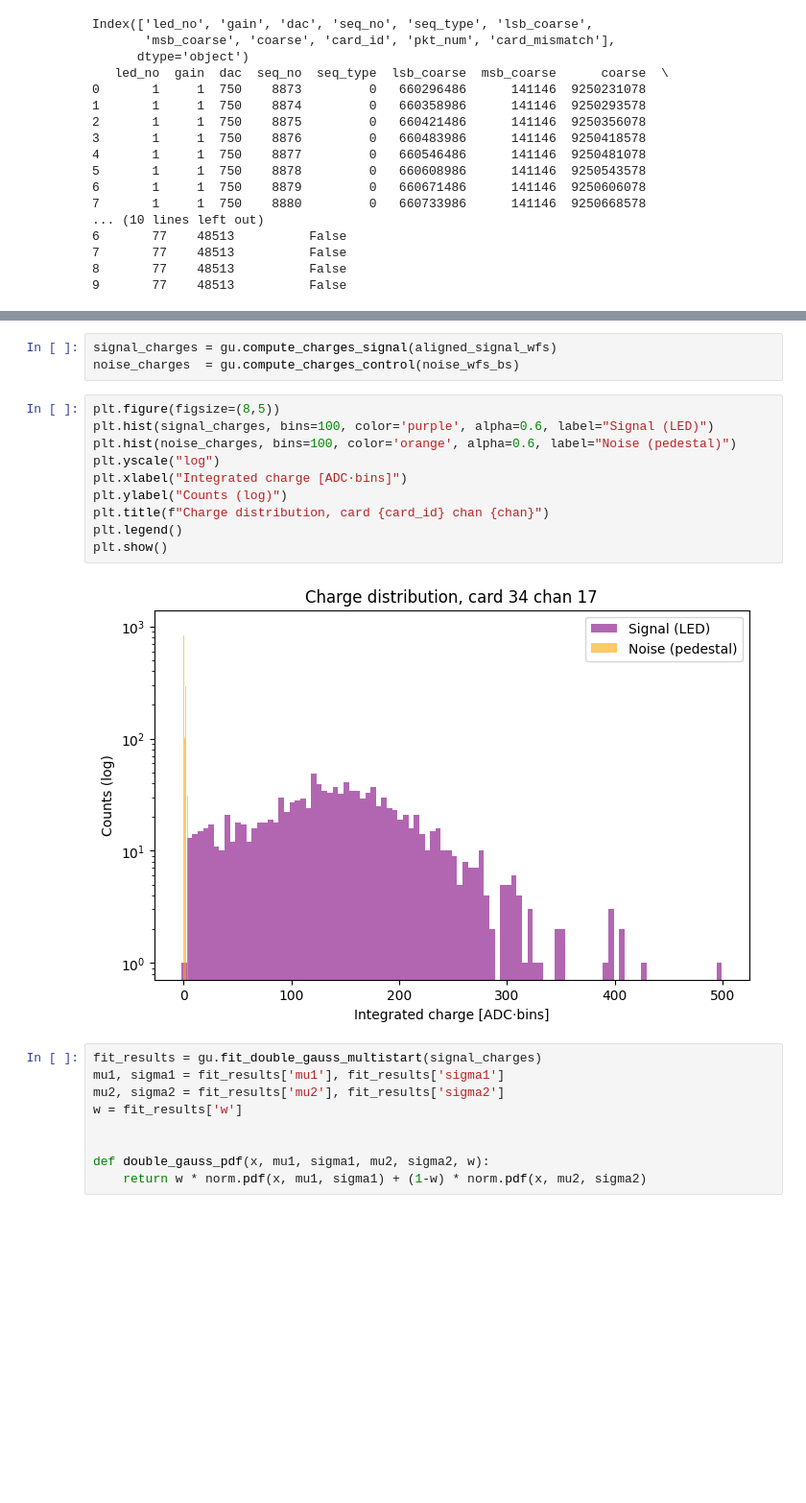
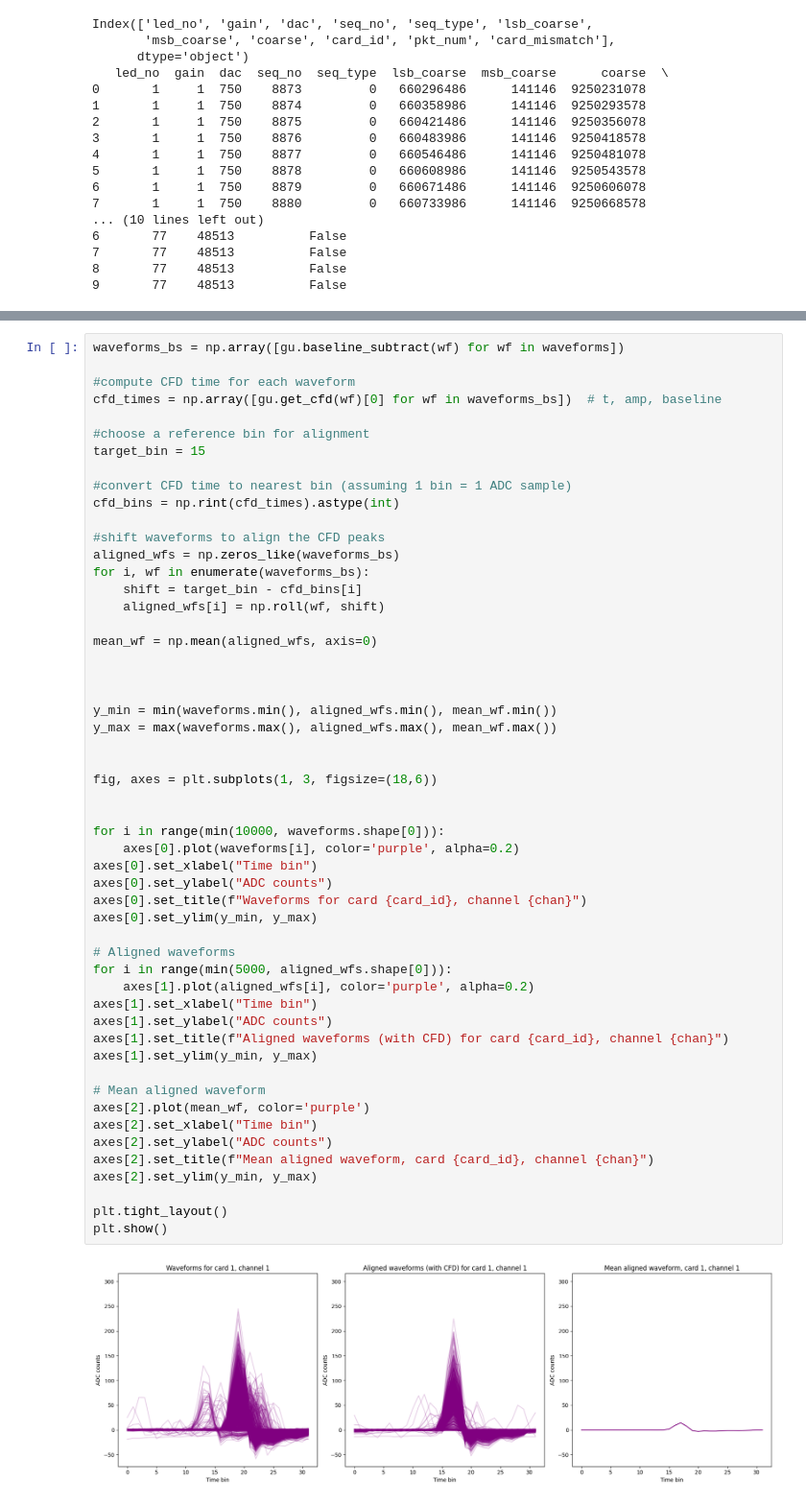
Before and after one commit to elenaramos44/WCTE_MC-Data_Validation_with_GAIN_Calibration, a Jupyter notebook: LED_calibration.ipynb, the cells around one changed output, grey strips where cells are left out. Shown at 96% size. Saved outputs shown, nothing was run; the diff lists cells and outputs as text; blank space fills up the shorter version.

```diff
--- a/LED_calibration.ipynb
+++ b/LED_calibration.ipynb
@@ -202,24 +86,55 @@ Aligned 9136 / 9924 signal waveforms
-# %%
-signal_charges = gu.compute_charges_signal(aligned_signal_wfs)
-noise_charges  = gu.compute_charges_control(noise_wfs_bs)
-# %%
-plt.figure(figsize=(8,5))
-plt.hist(signal_charges, bins=100, color='purple', alpha=0.6, label="Signal (LED)")
-plt.hist(noise_charges, bins=100, color='orange', alpha=0.6, label="Noise (pedestal)")
-plt.yscale("log")
-plt.xlabel("Integrated charge [ADC·bins]")
-plt.ylabel("Counts (log)")
-plt.title(f"Charge distribution, card {card_id} chan {chan}")
-plt.legend()
-plt.show()
-# %% [output]
-[figure, removed]
-# %%
-fit_results = gu.fit_double_gauss_multistart(signal_charges)
-mu1, sigma1 = fit_results['mu1'], fit_results['sigma1']
-mu2, sigma2 = fit_results['mu2'], fit_results['sigma2']
-w = fit_results['w']
-
-
-def double_gauss_pdf(x, mu1, sigma1, mu2, sigma2, w):
-    return w * norm.pdf(x, mu1, sigma1) + (1-w) * norm.pdf(x, mu2, sigma2)
+# %%
+waveforms_bs = np.array([gu.baseline_subtract(wf) for wf in waveforms])
+
+#compute CFD time for each waveform
+cfd_times = np.array([gu.get_cfd(wf)[0] for wf in waveforms_bs])  # t, amp, baseline
+
+#choose a reference bin for alignment
+target_bin = 15
+
+#convert CFD time to nearest bin (assuming 1 bin = 1 ADC sample)
+cfd_bins = np.rint(cfd_times).astype(int)
+
+#shift waveforms to align the CFD peaks
+aligned_wfs = np.zeros_like(waveforms_bs)
+for i, wf in enumerate(waveforms_bs):
+    shift = target_bin - cfd_bins[i]
+    aligned_wfs[i] = np.roll(wf, shift)
+
+mean_wf = np.mean(aligned_wfs, axis=0)
+
+
+
+y_min = min(waveforms.min(), aligned_wfs.min(), mean_wf.min())
+y_max = max(waveforms.max(), aligned_wfs.max(), mean_wf.max())
+
+
+fig, axes = plt.subplots(1, 3, figsize=(18,6))
+
+
+for i in range(min(10000, waveforms.shape[0])):
+    axes[0].plot(waveforms[i], color='purple', alpha=0.2)
+axes[0].set_xlabel("Time bin")
+axes[0].set_ylabel("ADC counts")
+axes[0].set_title(f"Waveforms for card {card_id}, channel {chan}")
+axes[0].set_ylim(y_min, y_max)
+
+# Aligned waveforms
+for i in range(min(5000, aligned_wfs.shape[0])):
+    axes[1].plot(aligned_wfs[i], color='purple', alpha=0.2)
+axes[1].set_xlabel("Time bin")
+axes[1].set_ylabel("ADC counts")
+axes[1].set_title(f"Aligned waveforms (with CFD) for card {card_id}, channel {chan}")
+axes[1].set_ylim(y_min, y_max)
+
+# Mean aligned waveform
+axes[2].plot(mean_wf, color='purple')
+axes[2].set_xlabel("Time bin")
+axes[2].set_ylabel("ADC counts")
+axes[2].set_title(f"Mean aligned waveform, card {card_id}, channel {chan}")
+axes[2].set_ylim(y_min, y_max)
+
+plt.tight_layout()
+plt.show()
+# %% [output]
+[figure, added]
```
Also changed, not shown: parts of 17 cells of this notebook.
